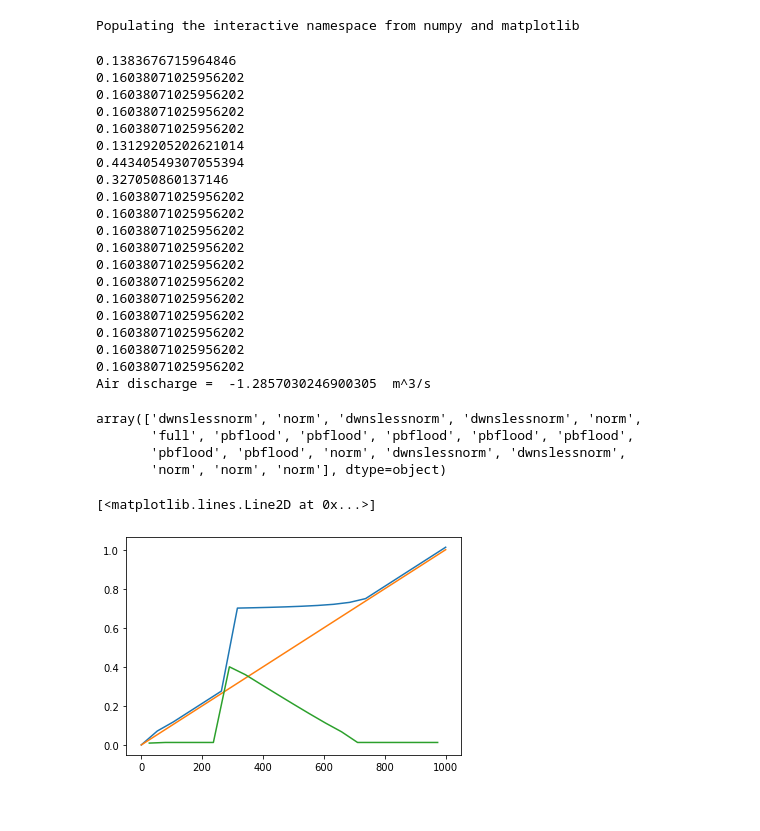
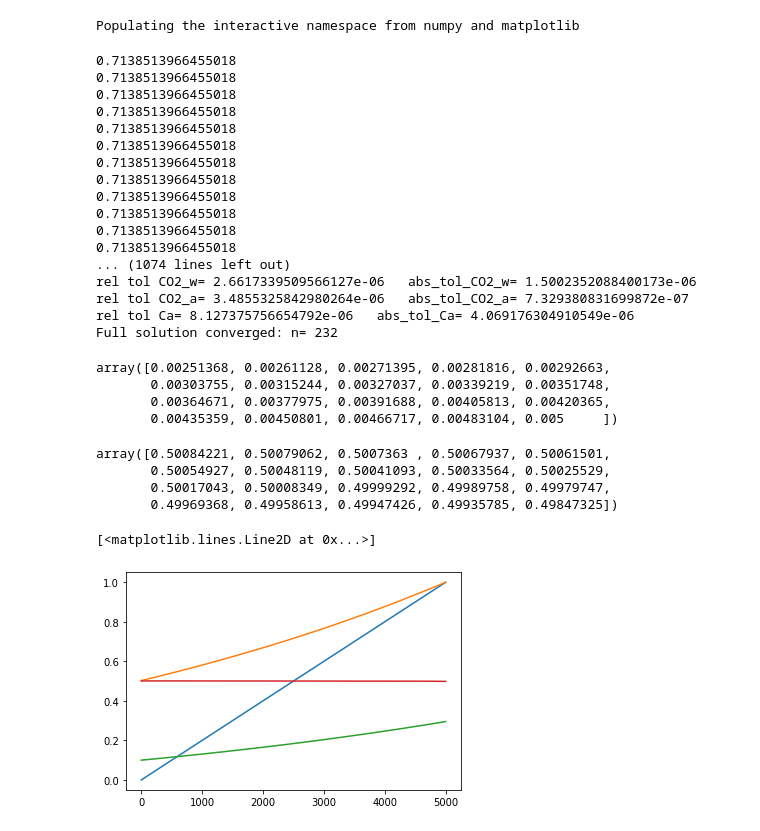
Before and after one commit to CovingtonResearchGroup/champ, a Jupyter notebook: CO2_1D_test.ipynb, the cells around one changed output. Saved outputs shown, nothing was run; the diff lists cells and outputs as text; code cells hidden in the pictures.

Commit message:
basic working CO2_1D with flow CO2 and Ca transport

```diff
--- a/CO2_1D_test.ipynb
+++ b/CO2_1D_test.ipynb
@@ -5,48 +5,60 @@ from CO2_sim_1D import CO2_1D
 Populating the interactive namespace from numpy and matplotlib
 # %%
 n=20
-x = linspace(0,1000,n)
+x = linspace(0,5000,n)
 z = linspace(0,1,n)
 r = ones(n-1)
-r[5] = 0.5
-sim = CO2_1D(x,z, init_radii=r)
+#r[5] = 0.5
+sim = CO2_1D(x,z, init_radii=r,
+             Q_w=.2,
+             T_outside=0.,
+             D_a=5., D_w=5.,
+             adv_disp_stabil_factor=0.5)
 # %%
 sim.calc_flow_depths()
-sim.T_outside = -20
+#sim.T_outside = 0
 sim.calc_air_flow()
+sim.calc_steady_adv_reaction()
 # %% [output]
-0.1383676715964846
-0.16038071025956202
-0.16038071025956202
-0.16038071025956202
-0.16038071025956202
-0.13129205202621014
-0.44340549307055394
-0.327050860137146
-0.16038071025956202
-0.16038071025956202
-0.16038071025956202
-0.16038071025956202
-0.16038071025956202
-0.16038071025956202
-0.16038071025956202
-0.16038071025956202
-0.16038071025956202
-0.16038071025956202
-0.16038071025956202
-Air discharge =  -1.2857030246900305  m^3/s
+0.7138513966455018
+0.7138513966455018
+0.7138513966455018
+0.7138513966455018
+0.7138513966455018
+0.7138513966455018
+0.7138513966455018
+0.7138513966455018
+0.7138513966455018
+0.7138513966455018
+0.7138513966455018
+0.7138513966455018
+... (1074 lines left out)
+rel tol CO2_w= 2.6617339509566127e-06   abs_tol_CO2_w= 1.5002352088400173e-06
+rel tol CO2_a= 3.4855325842980264e-06   abs_tol_CO2_a= 7.329380831699872e-07
+rel tol Ca= 8.127375756654792e-06   abs_tol_Ca= 4.069176304910549e-06
+Full solution converged: n= 232
+# %%
+sim.pCO2_high*sim.CO2_w
+# %% [output]
+array([0.00251368, 0.00261128, 0.00271395, 0.00281816, 0.00292663,
+       0.00303755, 0.00315244, 0.00327037, 0.00339219, 0.00351748,
+       0.00364671, 0.00377975, 0.00391688, 0.00405813, 0.00420365,
+       0.00435359, 0.00450801, 0.00466717, 0.00483104, 0.005     ])
 # %%
-sim.flow_type
+sim.Ca
 # %% [output]
-array(['dwnslessnorm', 'norm', 'dwnslessnorm', 'dwnslessnorm', 'norm',
-       'full', 'pbflood', 'pbflood', 'pbflood', 'pbflood', 'pbflood',
-       'pbflood', 'pbflood', 'norm', 'dwnslessnorm', 'dwnslessnorm',
-       'norm', 'norm', 'norm'], dtype=object)
+array([0.50084221, 0.50079062, 0.5007363 , 0.50067937, 0.50061501,
+       0.50054927, 0.50048119, 0.50041093, 0.50033564, 0.50025529,
+       0.50017043, 0.50008349, 0.49999292, 0.49989758, 0.49979747,
+       0.49969368, 0.49958613, 0.49947426, 0.49935785, 0.49847325])
 # %%
 xmid = (x[1:] + x[:-1])/2.
-plot(x, sim.h)
+#plot(x, sim.h)
 plot(x,z)
-plot(xmid,sim.fd_mids)
+#plot(xmid,sim.fd_mids)
+plot(x,sim.CO2_w)
+plot(x,sim.CO2_a)
+plot(x,sim.Ca)
 # %% [output]
 [<matplotlib.lines.Line2D at 0x...>]
-[figure, old version]
+[figure, new version]
```
Also changed, not shown: parts of 7 cells of this notebook, 1 other file.
